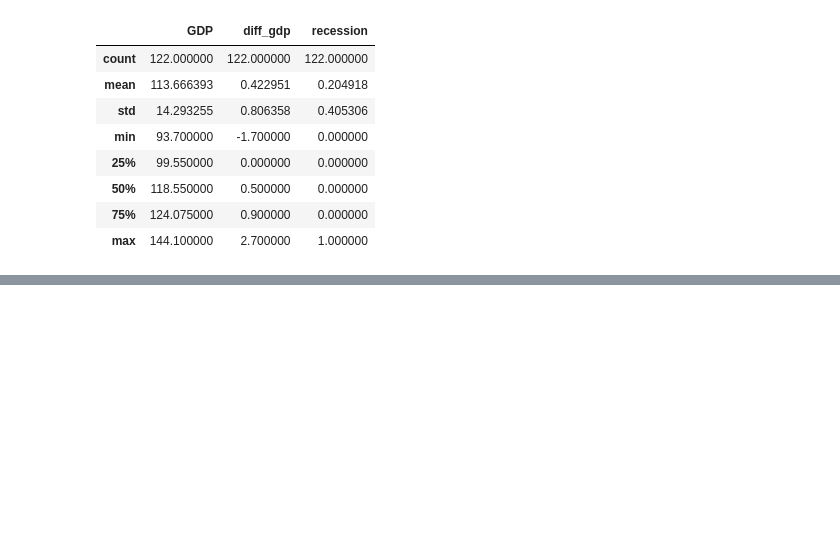
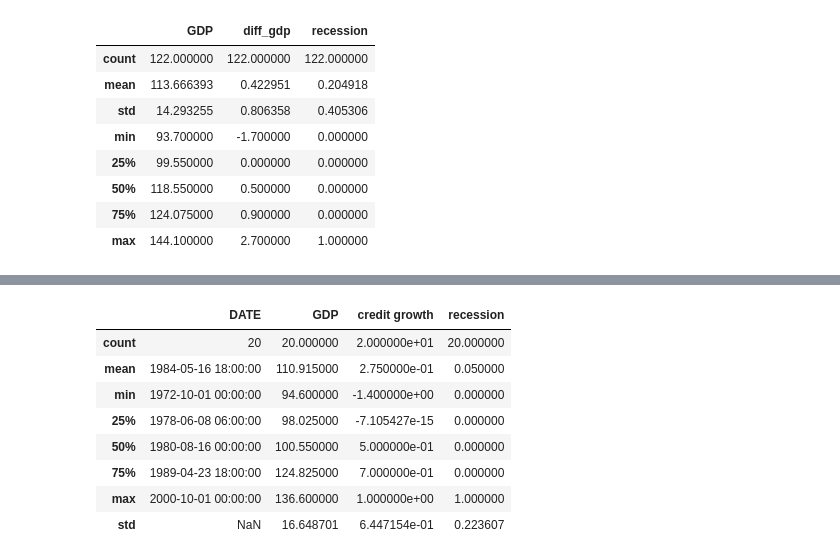
Before and after one commit to jeanDeluge/upstage_eda_1, a Jupyter notebook: creditgrowth.ipynb, the cells around one changed output, grey strips where cells are left out. Saved outputs shown, nothing was run; the diff lists cells and outputs as text; code cells hidden in the pictures; blank space fills up the shorter version.

```diff
--- a/creditgrowth.ipynb
+++ b/creditgrowth.ipynb
@@ -74,0 +140,12 @@ TypeError: 'method' object is not subscriptable
+# %%
+before_transition_df.describe()
+# %% [output]
+|  | DATE | GDP | credit growth | recession |
+| count | 20 | 20.000000 | 2.000000e+01 | 20.000000 |
+| mean | 1984-05-16 18:00:00 | 110.915000 | 2.750000e-01 | 0.050000 |
+| min | 1972-10-01 00:00:00 | 94.600000 | -1.400000e+00 | 0.000000 |
+| 25% | 1978-06-08 06:00:00 | 98.025000 | -7.105427e-15 | 0.000000 |
+| 50% | 1980-08-16 00:00:00 | 100.550000 | 5.000000e-01 | 0.000000 |
+| 75% | 1989-04-23 18:00:00 | 124.825000 | 7.000000e-01 | 0.000000 |
+| max | 2000-10-01 00:00:00 | 136.600000 | 1.000000e+00 | 1.000000 |
+| std | NaN | 16.648701 | 6.447154e-01 | 0.223607 |
```
Also changed, not shown: parts of 11 cells of this notebook.
